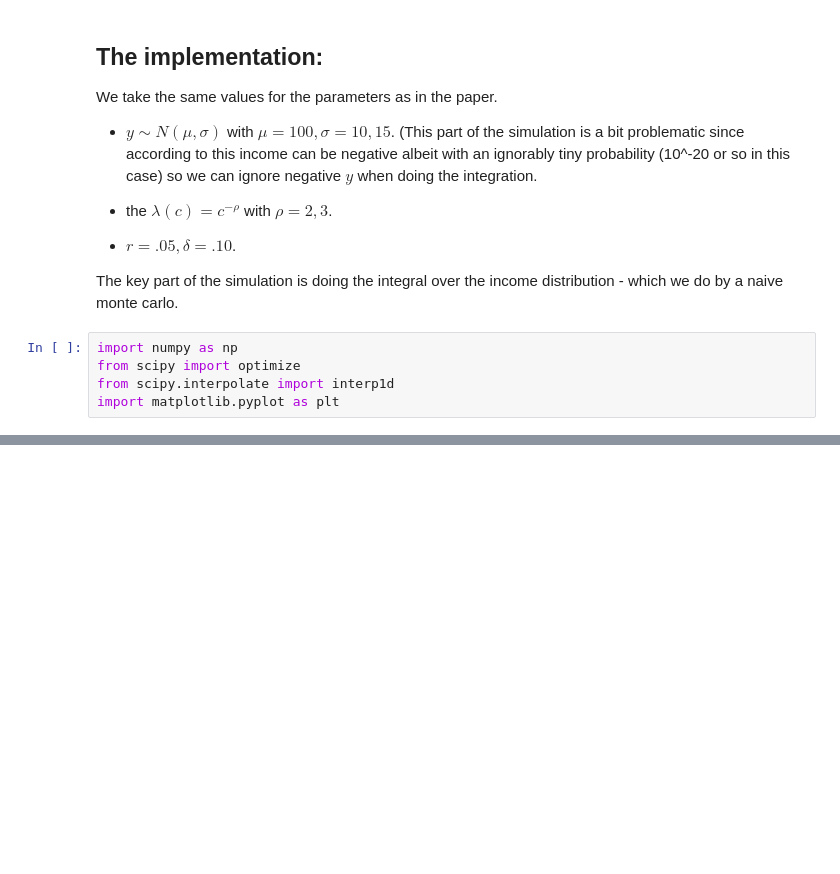
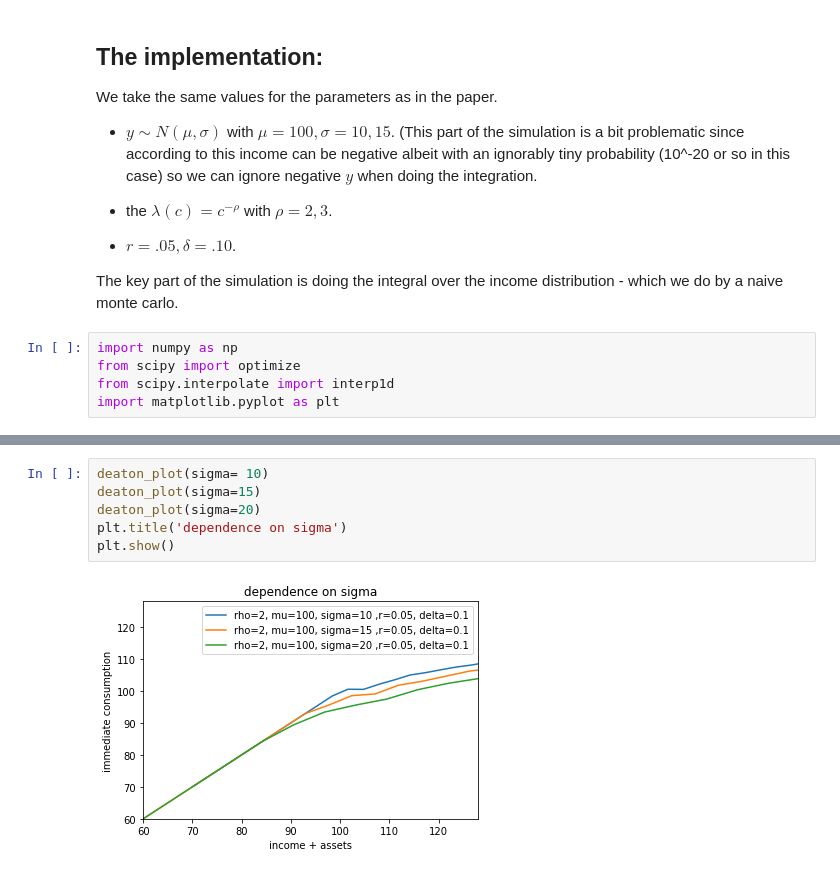
Before and after one commit to srivatsan1991/econ, a Jupyter notebook: Savings_&_Liquidity_Constraints.ipynb, the cells around one changed output, grey strips where cells are left out. Saved outputs shown, nothing was run; the diff lists cells and outputs as text; blank space fills up the shorter version.

```diff
--- a/Savings_&_Liquidity_Constraints.ipynb
+++ b/Savings_&_Liquidity_Constraints.ipynb
@@ -113,0 +90,8 @@ plt.show()
+# %%
+deaton_plot(sigma= 10)
+deaton_plot(sigma=15)
+deaton_plot(sigma=20)
+plt.title('dependence on sigma')
+plt.show()
+# %% [output]
+[figure, added]
```
Also changed, not shown: parts of 2 cells of this notebook.
